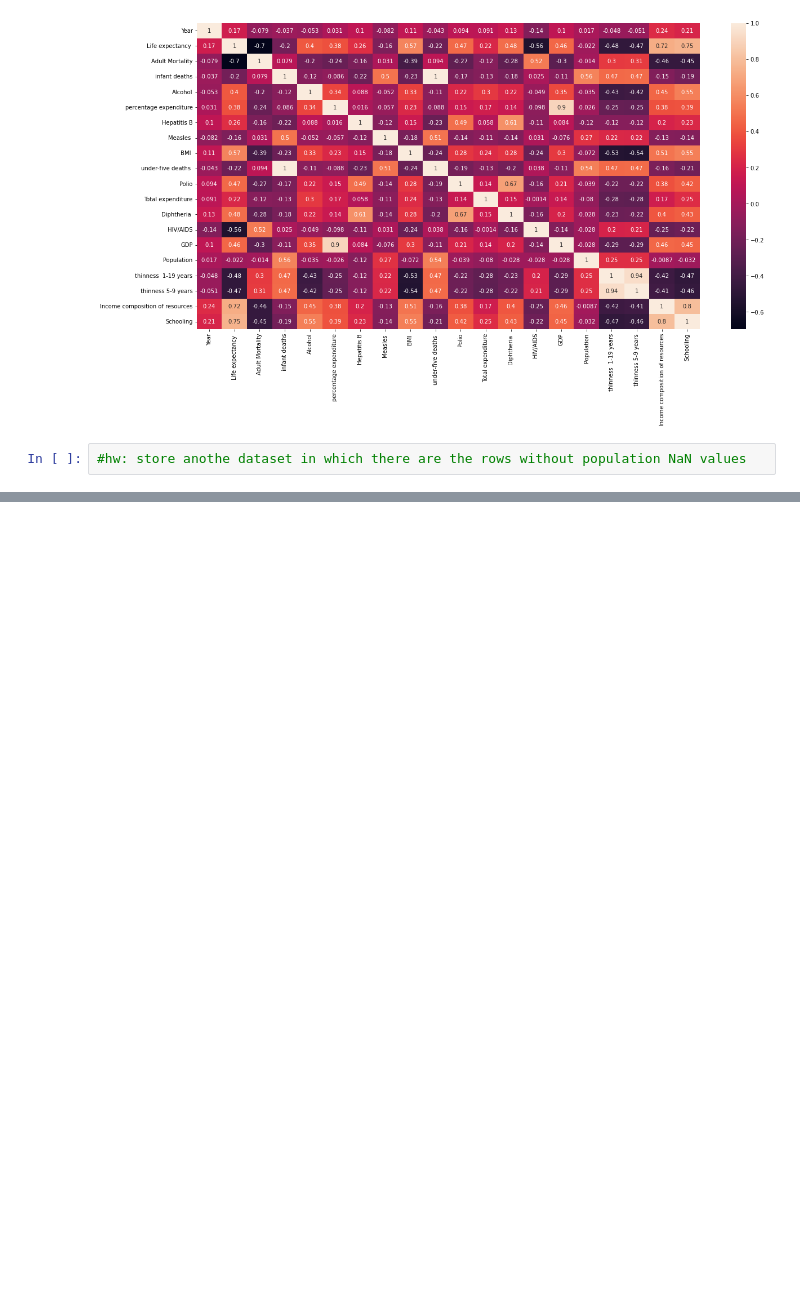
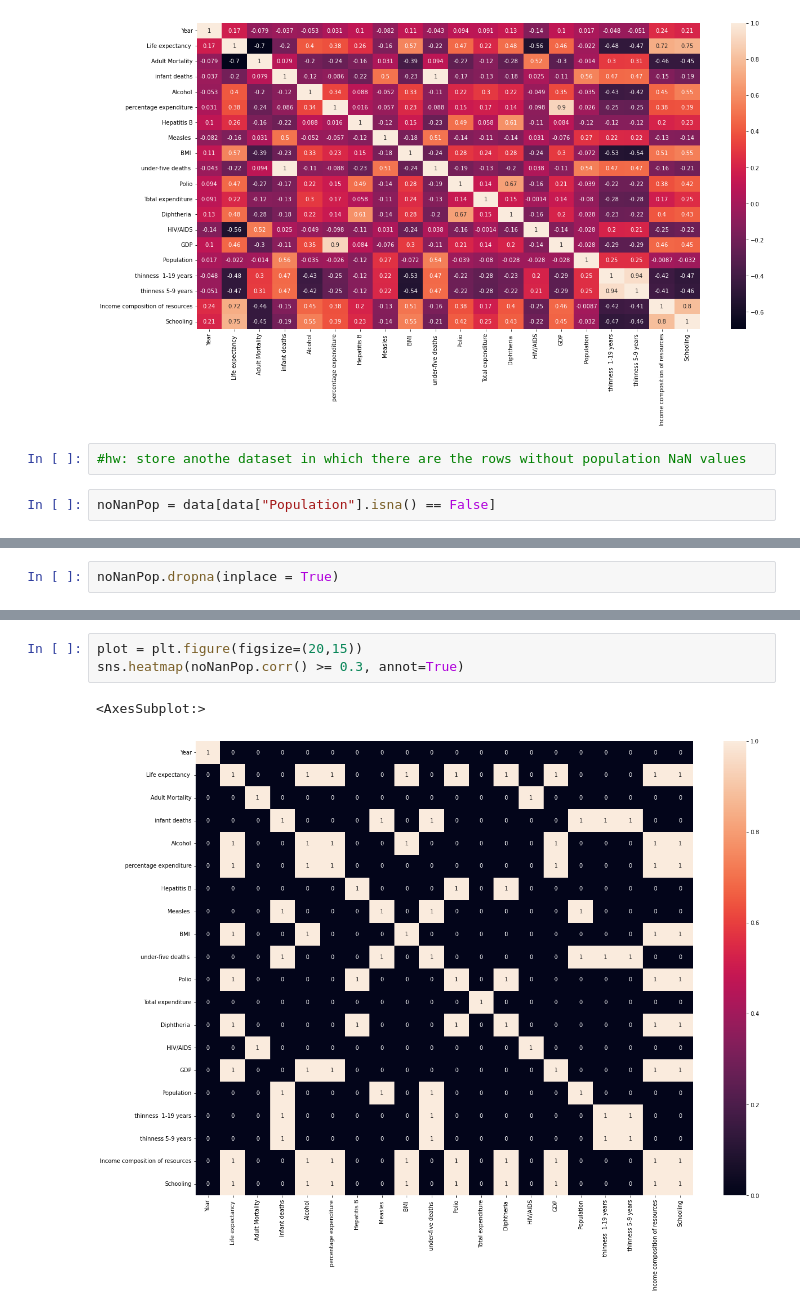
Before and after one commit to parshvjn/lifeExpectancyProject, a Jupyter notebook: Life Expectancy.ipynb, the cells around one changed output, grey strips where cells are left out. Cells and saved outputs as stored; diff of their text form; blank space fills up the shorter version.

```diff
--- a/Life Expectancy.ipynb
+++ b/Life Expectancy.ipynb
@@ -203,3 +206,5 @@ sns.heatmap(data.corr(), annot=True)
 [figure]
 # %%
 #hw: store anothe dataset in which there are the rows without population NaN values
+# %%
+noNanPop = data[data["Population"].isna() == False]
@@ -205,0 +251,2 @@ sns.heatmap(data.corr(), annot=True)
+# %%
+noNanPop.dropna(inplace = True)
@@ -205,0 +269,6 @@ sns.heatmap(data.corr(), annot=True)
+# %%
+plot = plt.figure(figsize=(20,15))
+sns.heatmap(noNanPop.corr() >= 0.3, annot=True)
+# %% [output]
+<AxesSubplot:>
+[figure, added]
```
Also changed, not shown: parts of 28 cells of this notebook.
